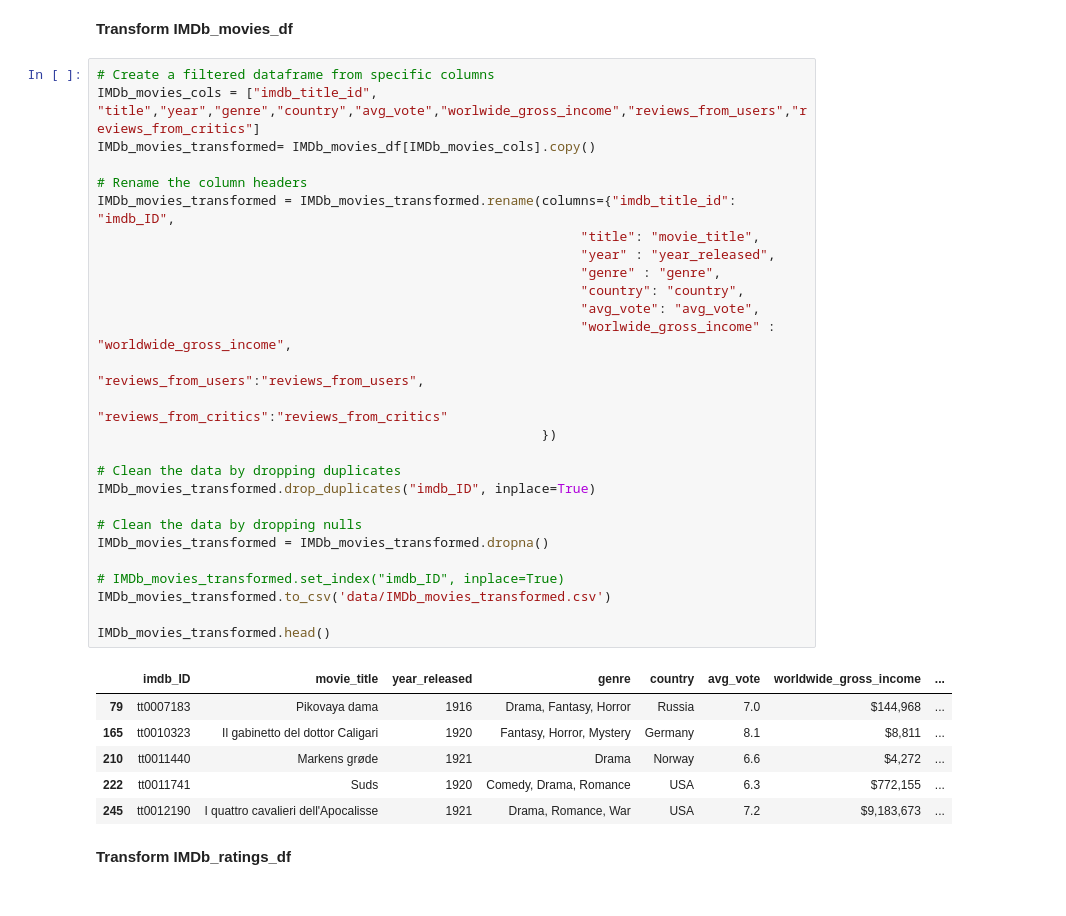
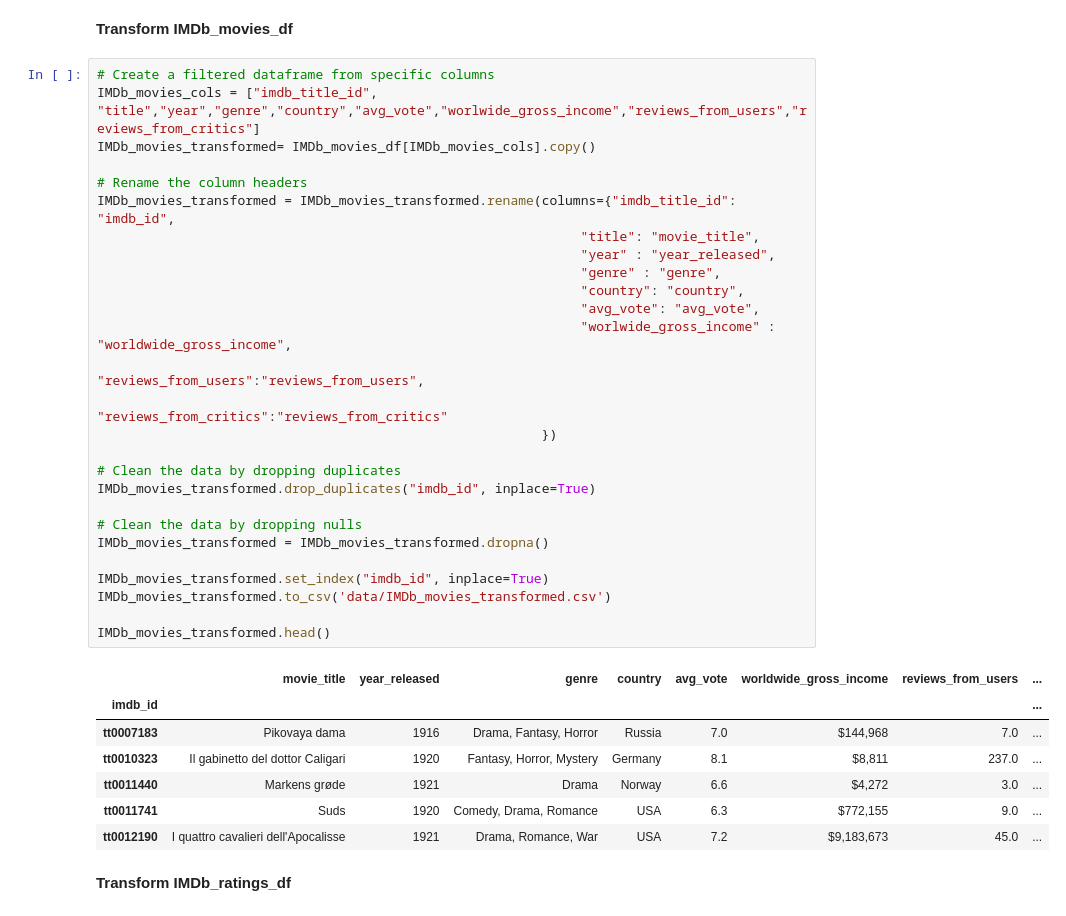
Before and after one commit to itsnameeta/Project-2-ETL, a Jupyter notebook: movies_etl.ipynb, the cells around one changed output. Cells and saved outputs as stored; diff of their text form.

```diff
--- a/movies_etl.ipynb
+++ b/movies_etl.ipynb
@@ -58,37 +55,38 @@ IMDb_ratings_df.head()
 # %%
 # Create a filtered dataframe from specific columns
 IMDb_movies_cols = ["imdb_title_id", "title","year","genre","country","avg_vote","worlwide_gross_income","reviews_from_users","reviews_from_critics"]
 IMDb_movies_transformed= IMDb_movies_df[IMDb_movies_cols].copy()
 
 # Rename the column headers
-IMDb_movies_transformed = IMDb_movies_transformed.rename(columns={"imdb_title_id": "imdb_ID",
+IMDb_movies_transformed = IMDb_movies_transformed.rename(columns={"imdb_title_id": "imdb_id",
                                                               "title": "movie_title",
                                                               "year" : "year_released",
                                                               "genre" : "genre",
                                                               "country": "country",
                                                               "avg_vote": "avg_vote",
                                                               "worlwide_gross_income" : "worldwide_gross_income",
                                                               "reviews_from_users":"reviews_from_users",
                                                               "reviews_from_critics":"reviews_from_critics"
                                                          })
 
 # Clean the data by dropping duplicates
-IMDb_movies_transformed.drop_duplicates("imdb_ID", inplace=True)
+IMDb_movies_transformed.drop_duplicates("imdb_id", inplace=True)
 
 # Clean the data by dropping nulls
 IMDb_movies_transformed = IMDb_movies_transformed.dropna()
 
-# IMDb_movies_transformed.set_index("imdb_ID", inplace=True)
+IMDb_movies_transformed.set_index("imdb_id", inplace=True)
 IMDb_movies_transformed.to_csv('data/IMDb_movies_transformed.csv')
 
 IMDb_movies_transformed.head()
 # %% [output]
-|  | imdb_ID | movie_title | year_released | genre | country | avg_vote | worldwide_gross_income | ... |
-| 79 | tt0007183 | Pikovaya dama | 1916 | Drama, Fantasy, Horror | Russia | 7.0 | $144,968 | ... |
-| 165 | tt0010323 | Il gabinetto del dottor Caligari | 1920 | Fantasy, Horror, Mystery | Germany | 8.1 | $8,811 | ... |
-| 210 | tt0011440 | Markens grøde | 1921 | Drama | Norway | 6.6 | $4,272 | ... |
-| 222 | tt0011741 | Suds | 1920 | Comedy, Drama, Romance | USA | 6.3 | $772,155 | ... |
-| 245 | tt0012190 | I quattro cavalieri dell'Apocalisse | 1921 | Drama, Romance, War | USA | 7.2 | $9,183,673 | ... |
+|  | movie_title | year_released | genre | country | avg_vote | worldwide_gross_income | reviews_from_users | ... |
+| imdb_id |  |  |  |  |  |  |  | ... |
+| tt0007183 | Pikovaya dama | 1916 | Drama, Fantasy, Horror | Russia | 7.0 | $144,968 | 7.0 | ... |
+| tt0010323 | Il gabinetto del dottor Caligari | 1920 | Fantasy, Horror, Mystery | Germany | 8.1 | $8,811 | 237.0 | ... |
+| tt0011440 | Markens grøde | 1921 | Drama | Norway | 6.6 | $4,272 | 3.0 | ... |
+| tt0011741 | Suds | 1920 | Comedy, Drama, Romance | USA | 6.3 | $772,155 | 9.0 | ... |
+| tt0012190 | I quattro cavalieri dell'Apocalisse | 1921 | Drama, Romance, War | USA | 7.2 | $9,183,673 | 45.0 | ... |
 # %% [markdown]
 **Transform IMDb_ratings_df**
 # %%
```
Also changed, not shown: parts of 24 cells of this notebook, 5 other files.
